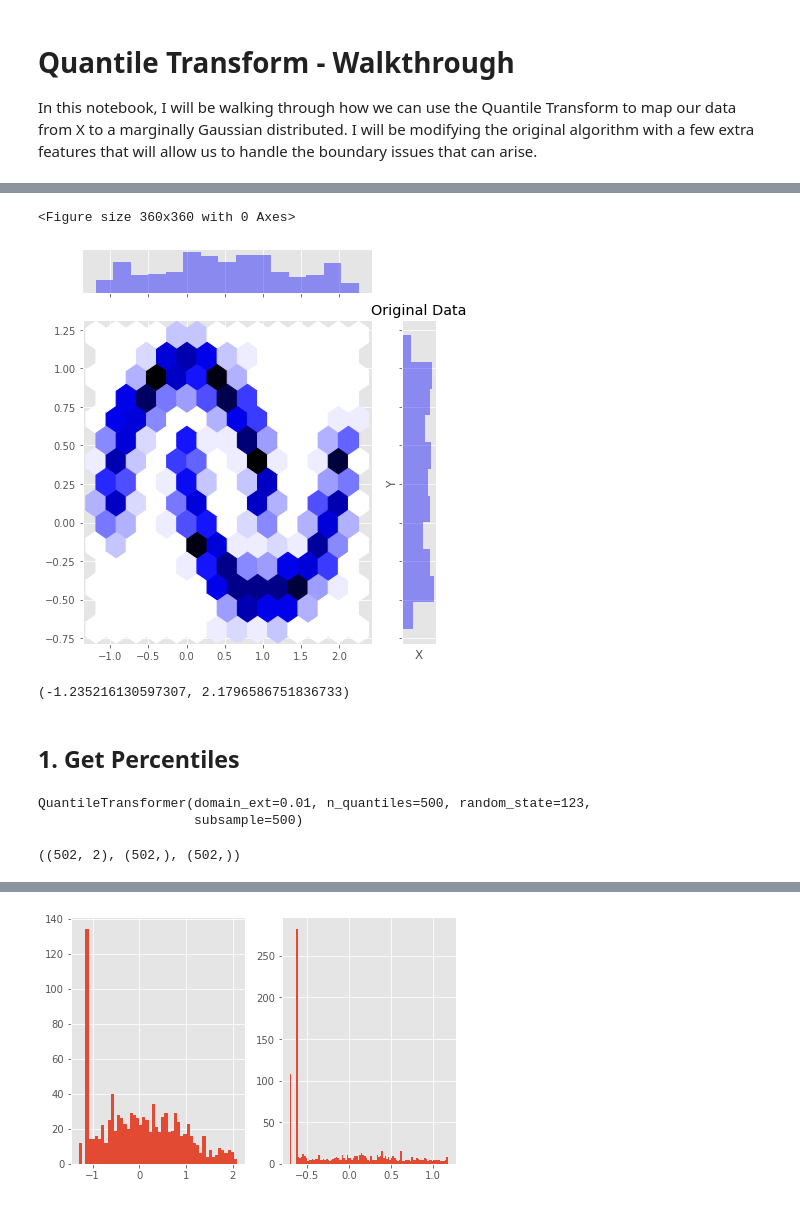
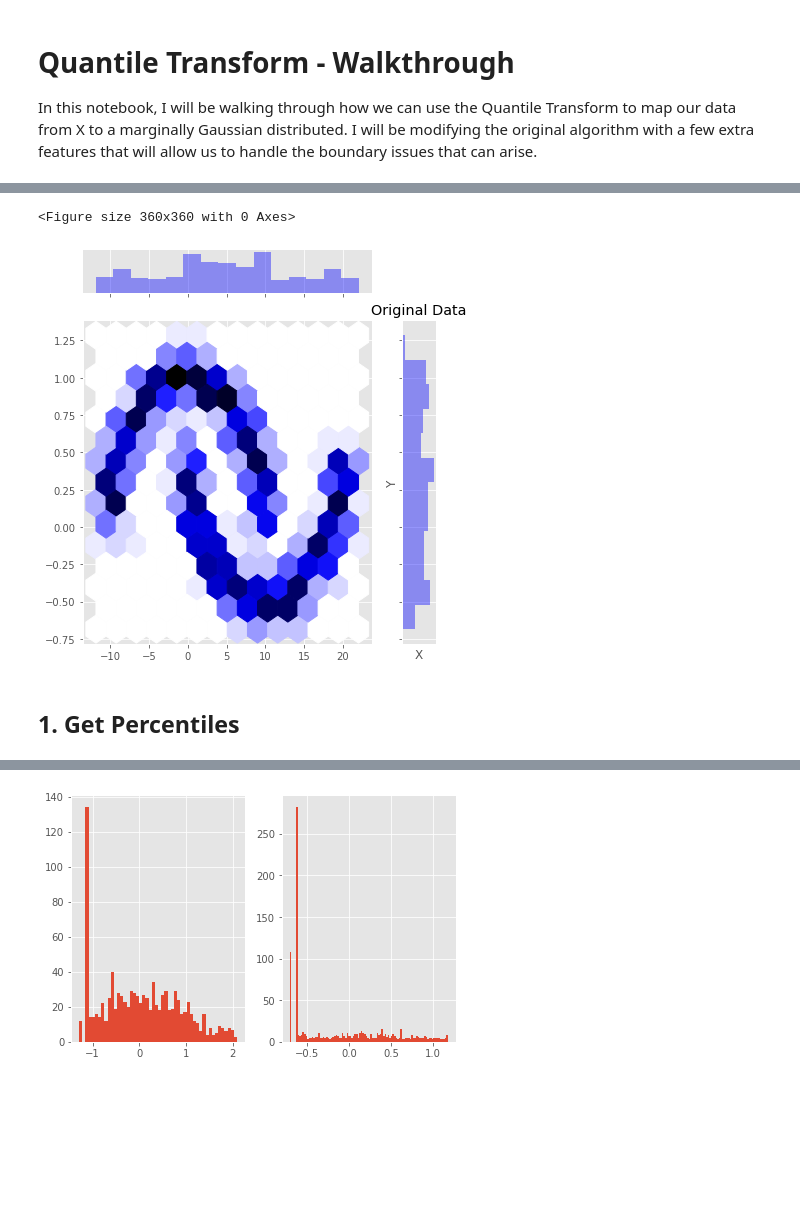
Before and after one commit to IPL-UV/rbig, a Jupyter notebook: notebooks/quantile_transform.ipynb, the cells around one changed output, grey strips where cells are left out. Saved outputs shown, nothing was run; the diff lists cells and outputs as text; code cells hidden in the pictures; blank space fills up the shorter version.

```diff
--- a/notebooks/quantile_transform.ipynb
+++ b/notebooks/quantile_transform.ipynb
@@ -45,46 +48,32 @@ def plot_prob(data, probs):
 # %%
 seed = 123
 rng = np.random.RandomState(seed=seed)
 dataset = 'moons'
 n_samples = 1_000
 noise = 0.1
 random_state=123
 
 
 data = ToyData(dataset, n_samples, noise, random_state).generate_samples()
-X = data[:, 0]
+X = 10* data[:, 0]
 Y = data[:, 1]
+data[:, 0] = 10 * data[:, 0]
 
 plot_2d_joint(data)
 # %% [output]
 <Figure size 360x360 with 0 Axes>
-[figure, old version]
+[figure, new version]
-# %%
-data.min(), data.max()
-# %% [output]
-(-1.235216130597307, 2.1796586751836733)
 # %% [markdown]
 ## 1. Get Percentiles
 # %%
 n_quantiles = 500       # precision of our hist dist
-subsample   = n_quantiles # we can subsample dist if it's a lot of points
+subsample   = 500  # we can subsample dist if it's a lot of points
 
-transformer = QuantileTransformer(
+transformer = QuantileGaussian(
     n_quantiles,
     subsample,
     random_state,
-    domain_ext=.01,
+    domain_ext=.00,
 )
 
-transformer.fit(data)
+transformer.fit(data.copy());
-# %% [output]
-QuantileTransformer(domain_ext=0.01, n_quantiles=500, random_state=123,
-                    subsample=500)
-# %%
-href = transformer.references_
-hpdf = transformer.quantiles_
-hpdf1 = transformer.quantiles_[:,0]
-hpdf2 = transformer.quantiles_[:,1]
-hpdf.shape, hpdf1.shape, hpdf2.shape
-# %% [output]
-((502, 2), (502,), (502,))
```
Also changed, not shown: parts of 15 cells of this notebook, 4 other files.
